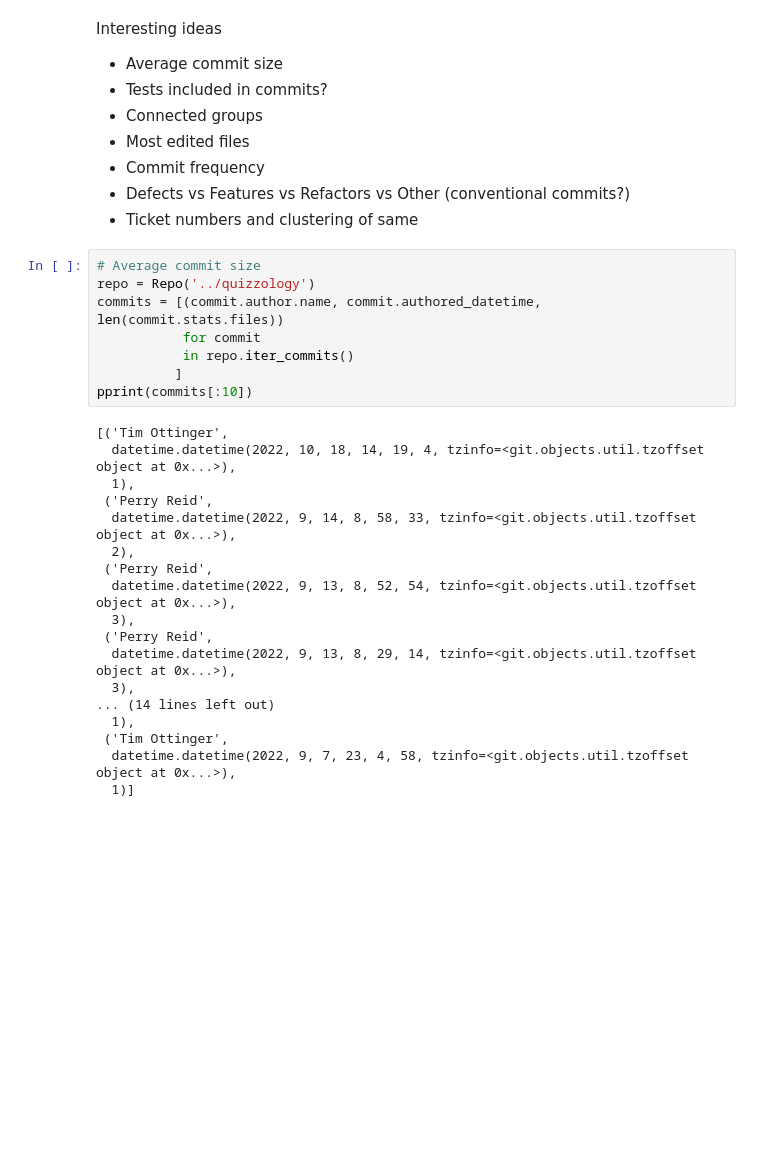
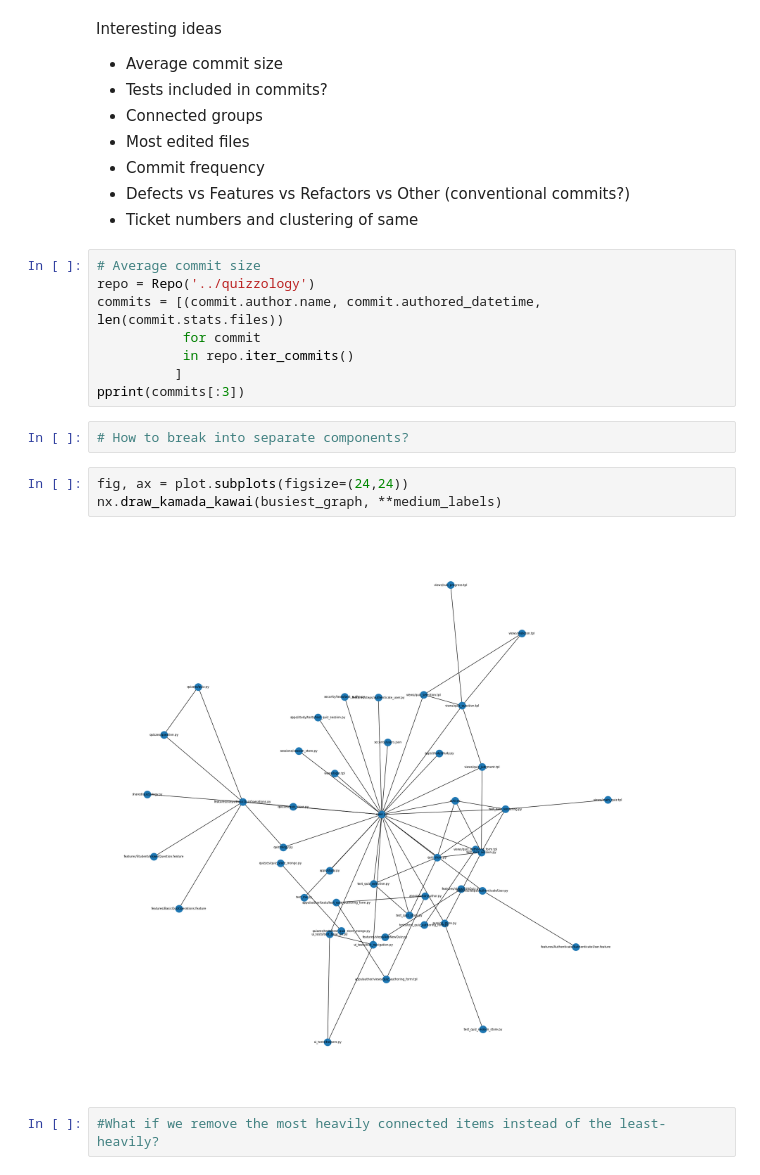
Before and after one commit to tottinge/gitminer-jupyter, a Jupyter notebook: RepoGraphs.ipynb, the cells around one changed output. Cells and saved outputs as stored; diff of their text form; blank space fills up the shorter version.

```diff
--- a/RepoGraphs.ipynb
+++ b/RepoGraphs.ipynb
@@ -116,25 +120,16 @@ commits = [(commit.author.name, commit.authored_datetime, len(commit.stats.files
            for commit
            in repo.iter_commits()
           ]
-pprint(commits[:10])
+pprint(commits[:3])
-# %% [output]
-[('Tim Ottinger',
-  datetime.datetime(2022, 10, 18, 14, 19, 4, tzinfo=<git.objects.util.tzoffset object at 0x...>),
-  1),
- ('Perry Reid',
-  datetime.datetime(2022, 9, 14, 8, 58, 33, tzinfo=<git.objects.util.tzoffset object at 0x...>),
-  2),
- ('Perry Reid',
-  datetime.datetime(2022, 9, 13, 8, 52, 54, tzinfo=<git.objects.util.tzoffset object at 0x...>),
-  3),
- ('Perry Reid',
-  datetime.datetime(2022, 9, 13, 8, 29, 14, tzinfo=<git.objects.util.tzoffset object at 0x...>),
-  3),
-... (14 lines left out)
-  1),
- ('Tim Ottinger',
-  datetime.datetime(2022, 9, 7, 23, 4, 58, tzinfo=<git.objects.util.tzoffset object at 0x...>),
-  1)]
+# %%
+# How to break into separate components?
+# %%
+fig, ax = plot.subplots(figsize=(24,24))
+nx.draw_kamada_kawai(busiest_graph, **medium_labels)
+# %% [output]
+[figure, added]
+# %%
+#What if we remove the most heavily connected items instead of the least-heavily?
 # %%
 from statistics import mean, stdev, variance, multimode
 counters = [ x for (_,_,x) in commits ]
```
Also changed, not shown: parts of 11 cells of this notebook, 1 other file.
